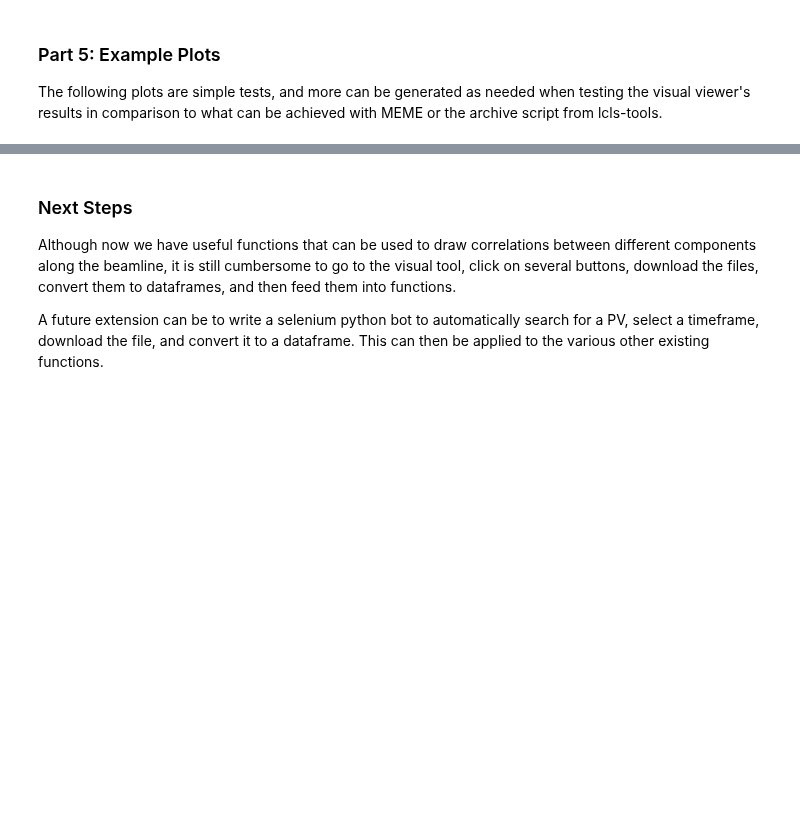
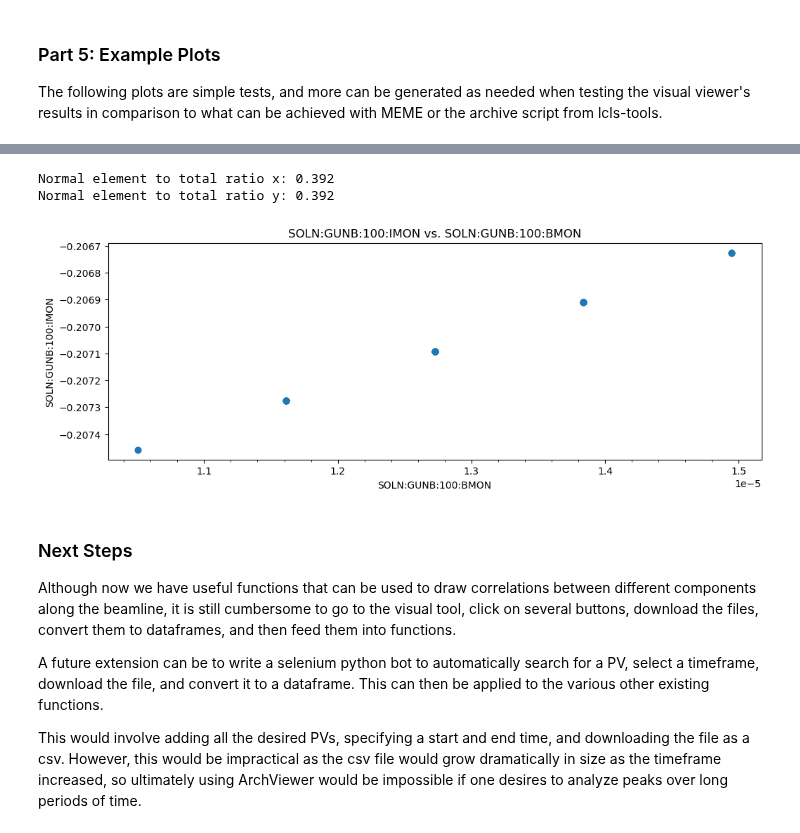
Before and after one commit to jpgtordilla/hombom24, a Jupyter notebook: archive-analysis/archviewer-plots/test-vis/test-vis.ipynb, the cells around one changed output, grey strips where cells are left out. Cells and saved outputs as stored; diff of their text form; code cells hidden in the pictures; blank space fills up the shorter version.

Commit message:
finished arch viewer project (minus the filtering)

```diff
--- a/archive-analysis/archviewer-plots/test-vis/test-vis.ipynb
+++ b/archive-analysis/archviewer-plots/test-vis/test-vis.ipynb
@@ -266,6 +284,14 @@ megaplot_all_cols(soln_gunb_100_df_1m, "kG")
+# %%
+spec_correl(soln_gunb_100_df_1m, soln_gunb_100_df_1m, "SOLN:GUNB:100:BMON", "SOLN:GUNB:100:IMON")
+# %% [output]
+Normal element to total ratio x: 0.392
+Normal element to total ratio y: 0.392
+[figure, added]
 # %% [markdown]
 ### Next Steps
 
 Although now we have useful functions that can be used to draw correlations between different components along the beamline, it is still cumbersome to go to the visual tool, click on several buttons, download the files, convert them to dataframes, and then feed them into functions.
 
 A future extension can be to write a selenium python bot to automatically search for a PV, select a timeframe, download the file, and convert it to a dataframe. This can then be applied to the various other existing functions.
+
+This would involve adding all the desired PVs, specifying a start and end time, and downloading the file as a csv. However, this would be impractical as the csv file would grow dramatically in size as the timeframe increased, so ultimately using ArchViewer would be impossible if one desires to analyze peaks over long periods of time.
```
Also changed, not shown: parts of 6 cells of this notebook, 7 other files.
